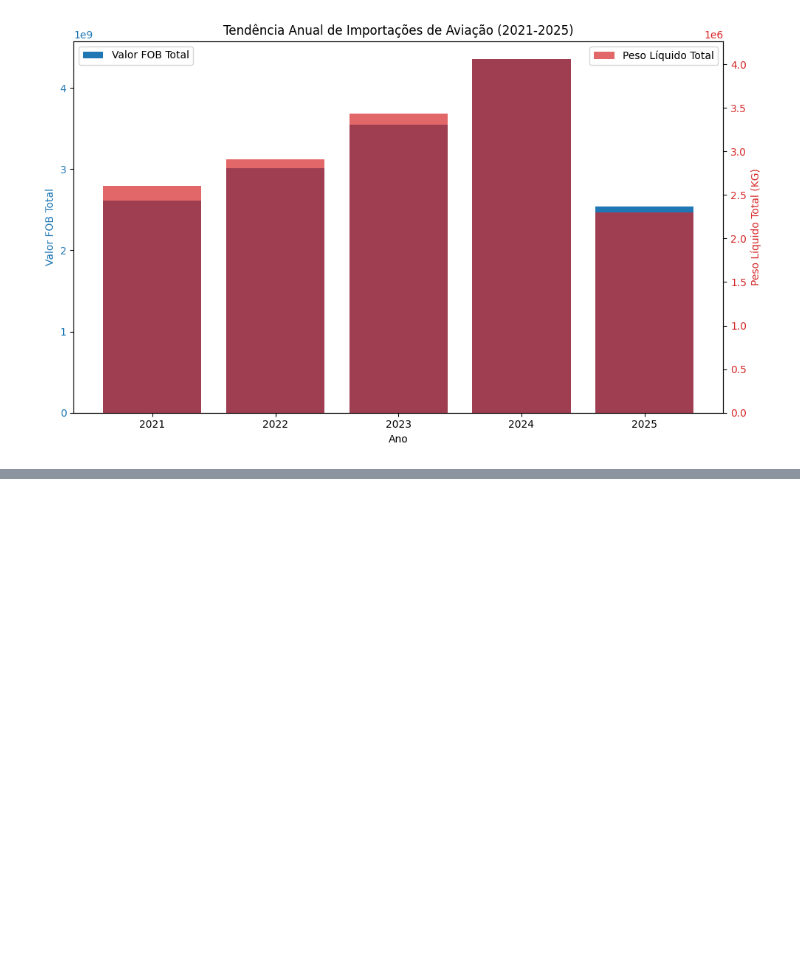
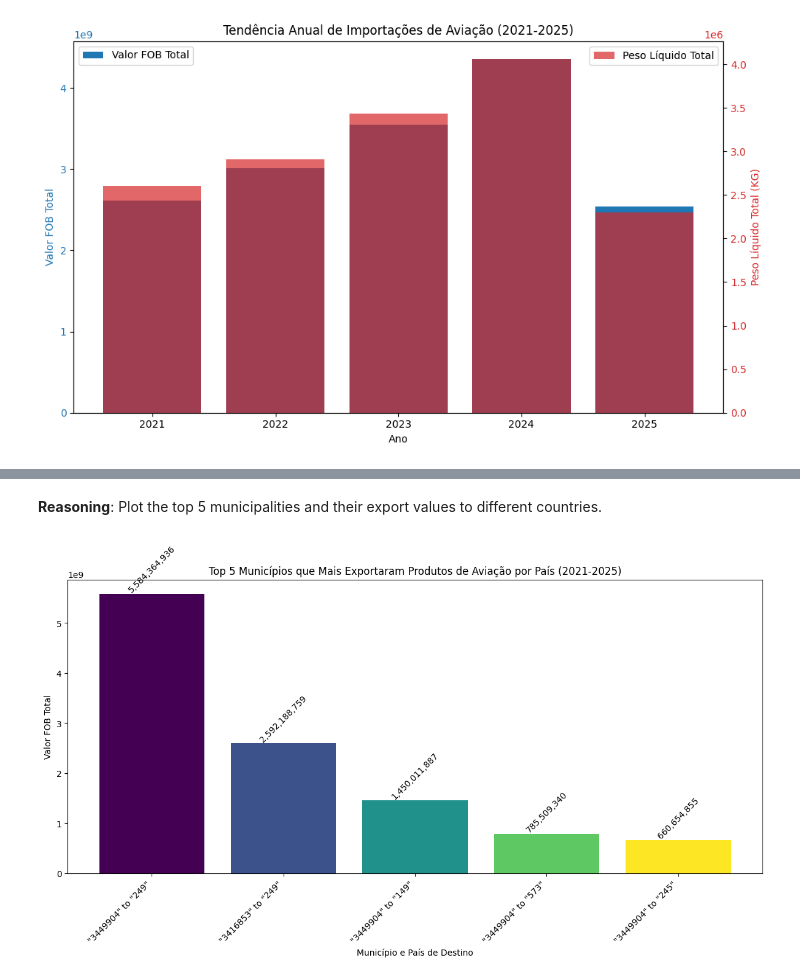
Before and after one commit to Angelasilva15/inform-tica, a Jupyter notebook: API1.ipynb, the cells around one changed output, grey strips where cells are left out. Cells and saved outputs as stored; diff of their text form; code cells hidden in the pictures; blank space fills up the shorter version.

```diff
--- a/API1.ipynb
+++ b/API1.ipynb
@@ -361,0 +469,6 @@ plt.show()
+# %%
+df_aviation_combined['VL_FOB'] = pd.to_numeric(df_aviation_combined['VL_FOB'], errors='coerce').fillna(0)
+
+df_mun_country_exports = df_aviation_combined.groupby(['CO_MUN', 'CO_PAIS'])['VL_FOB'].sum().reset_index()
+
+display(df_mun_country_exports.head())
@@ -361,0 +485,5 @@ plt.show()
+# %%
+df_top_5_mun = df_mun_country_exports.sort_values(by='VL_FOB', ascending=False).head(5)
+
+display("Os 5 municípios que mais exportaram produtos da cadeia de aviação (2021-2025) em valor FOB:")
+display(df_top_5_mun)
@@ -361,0 +498,40 @@ plt.show()
+# %% [markdown]
+**Reasoning**:
+Plot the top 5 municipalities and their export values to different countries.
+# %%
+import matplotlib.pyplot as plt
+import numpy as np
+
+# Prepare data for plotting
+# The df_top_5_mun already contains the top 5 municipality-country pairs by VL_FOB
+
+# Create a figure and axes
+fig, ax = plt.subplots(figsize=(12, 7))
+
+# Plotting the data
+# We will create a bar for each municipality-country pair in the top 5
+# We can use a combination of municipality and country for the x-axis labels
+x_labels = [f"{row['CO_MUN']} to {row['CO_PAIS']}" for index, row in df_top_5_mun.iterrows()]
+vl_fob_values = df_top_5_mun['VL_FOB']
+
+bars = ax.bar(x_labels, vl_fob_values, color=plt.cm.viridis(np.linspace(0, 1, len(x_labels))))
+
+# Add labels and title
+ax.set_xlabel('Município e País de Destino')
+ax.set_ylabel('Valor FOB Total')
+ax.set_title('Top 5 Municípios que Mais Exportaram Produtos de Aviação por País (2021-2025)')
+
+# Rotate x-axis labels for better readability
+plt.xticks(rotation=45, ha='right')
+
+# Add value labels on top of the bars
+for bar in bars:
+    yval = bar.get_height()
+    plt.text(bar.get_x() + bar.get_width()/2, yval + 1e6, f'{yval:,.0f}', ha='center', va='bottom', rotation=45)
+
+
+# Improve layout and display the plot
+fig.tight_layout()
+plt.show()
+# %% [output]
+[figure, added]
```
Also changed, not shown: parts of 68 cells of this notebook.
